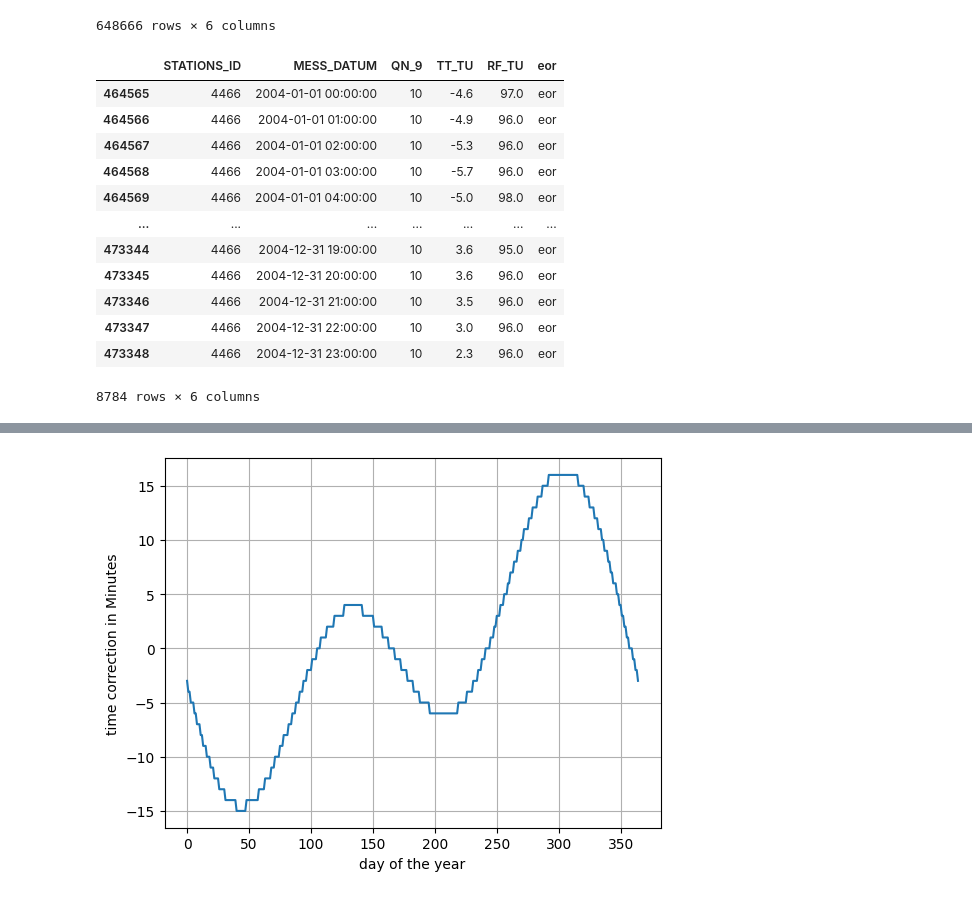
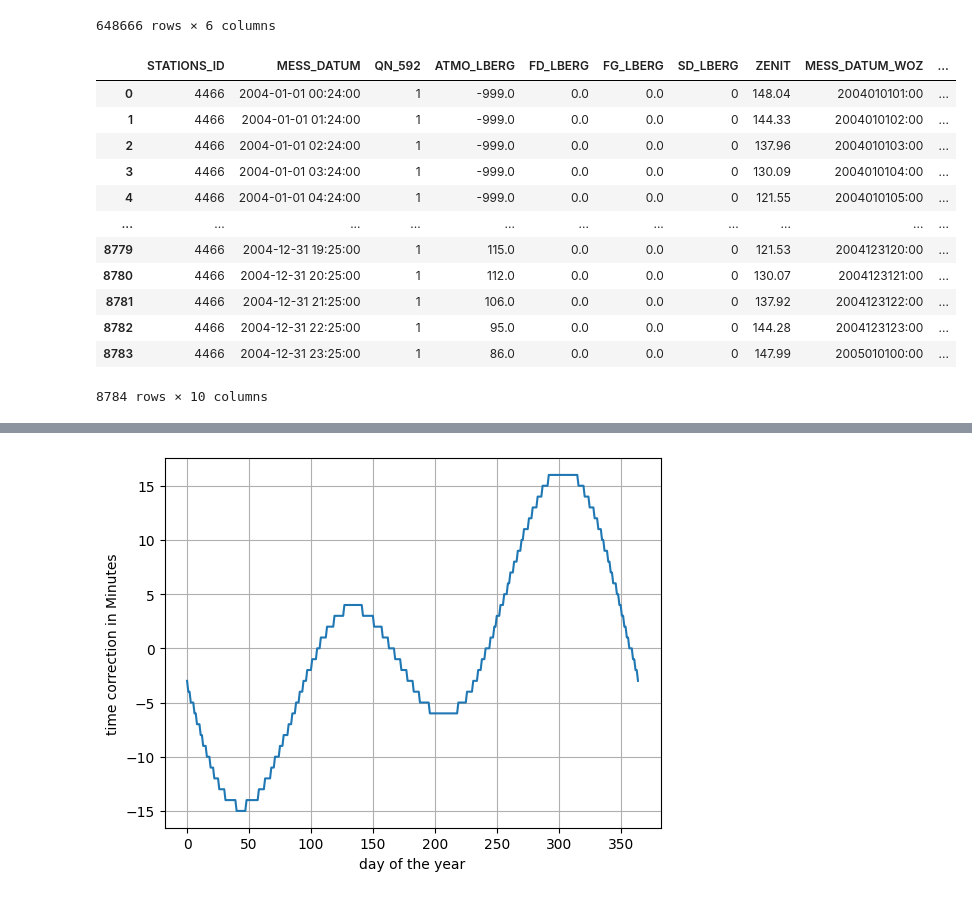
Before and after one commit to CasGross/work_things_at_Kraftwerk, a Jupyter notebook: Wetterzeitreihen/dwd_to_csv_quick.ipynb, the cells around one changed output, grey strips where cells are left out. Drawn from its saved outputs; the diff is of its cells as text; code cells hidden in the pictures.

```diff
--- a/Wetterzeitreihen/dwd_to_csv_quick.ipynb
+++ b/Wetterzeitreihen/dwd_to_csv_quick.ipynb
@@ -68,32 +68,32 @@ df_neu_tamb
 # %%
 # df_neu['MESS_DATUM'] = pd.to_datetime(df_neu['MESS_DATUM'], format='%Y-%m-%d %H:%M') # wird in Zelle oben gemacht
 
 
 start = pd.Timestamp('2004-01-01 00:00')
 ende = pd.Timestamp('2004-12-31 23:50')
 
 # eigentlich ist 2004 richtig, hier wird 2024 verwendet für Proof of concept
 # start = pd.Timestamp('2024-01-01 00:00')
 # ende = pd.Timestamp('2024-12-31 23:50')
 
 
 # Filtere den DataFrame im gewünschten Zeitraum
-df_neu = df_neu[(df_neu['MESS_DATUM'] >= start) & (df_neu['MESS_DATUM'] <= ende)]
-df_neu_tamb = df_neu_tamb[(df_neu_tamb['MESS_DATUM'] >= start) & (df_neu_tamb['MESS_DATUM'] <= ende)]
+df_neu = df_neu[(df_neu['MESS_DATUM'] >= start) & (df_neu['MESS_DATUM'] <= ende)].reset_index(drop=True)
+df_neu_tamb = df_neu_tamb[(df_neu_tamb['MESS_DATUM'] >= start) & (df_neu_tamb['MESS_DATUM'] <= ende)].reset_index(drop=True)
 
 
-df_neu_tamb
+df_neu
 # %% [output]
-|  | STATIONS_ID | MESS_DATUM | QN_9 | TT_TU | RF_TU | eor |
-| 464565 | 4466 | 2004-01-01 00:00:00 | 10 | -4.6 | 97.0 | eor |
-| 464566 | 4466 | 2004-01-01 01:00:00 | 10 | -4.9 | 96.0 | eor |
-| 464567 | 4466 | 2004-01-01 02:00:00 | 10 | -5.3 | 96.0 | eor |
-| 464568 | 4466 | 2004-01-01 03:00:00 | 10 | -5.7 | 96.0 | eor |
-| 464569 | 4466 | 2004-01-01 04:00:00 | 10 | -5.0 | 98.0 | eor |
-| ... | ... | ... | ... | ... | ... | ... |
-| 473344 | 4466 | 2004-12-31 19:00:00 | 10 | 3.6 | 95.0 | eor |
-| 473345 | 4466 | 2004-12-31 20:00:00 | 10 | 3.6 | 96.0 | eor |
-| 473346 | 4466 | 2004-12-31 21:00:00 | 10 | 3.5 | 96.0 | eor |
-| 473347 | 4466 | 2004-12-31 22:00:00 | 10 | 3.0 | 96.0 | eor |
-| 473348 | 4466 | 2004-12-31 23:00:00 | 10 | 2.3 | 96.0 | eor |
+|  | STATIONS_ID | MESS_DATUM | QN_592 | ATMO_LBERG | FD_LBERG | FG_LBERG | SD_LBERG | ZENIT | MESS_DATUM_WOZ | ... |
+| 0 | 4466 | 2004-01-01 00:24:00 | 1 | -999.0 | 0.0 | 0.0 | 0 | 148.04 | 2004010101:00 | ... |
+| 1 | 4466 | 2004-01-01 01:24:00 | 1 | -999.0 | 0.0 | 0.0 | 0 | 144.33 | 2004010102:00 | ... |
+| 2 | 4466 | 2004-01-01 02:24:00 | 1 | -999.0 | 0.0 | 0.0 | 0 | 137.96 | 2004010103:00 | ... |
+| 3 | 4466 | 2004-01-01 03:24:00 | 1 | -999.0 | 0.0 | 0.0 | 0 | 130.09 | 2004010104:00 | ... |
+| 4 | 4466 | 2004-01-01 04:24:00 | 1 | -999.0 | 0.0 | 0.0 | 0 | 121.55 | 2004010105:00 | ... |
+| ... | ... | ... | ... | ... | ... | ... | ... | ... | ... | ... |
+| 8779 | 4466 | 2004-12-31 19:25:00 | 1 | 115.0 | 0.0 | 0.0 | 0 | 121.53 | 2004123120:00 | ... |
+| 8780 | 4466 | 2004-12-31 20:25:00 | 1 | 112.0 | 0.0 | 0.0 | 0 | 130.07 | 2004123121:00 | ... |
+| 8781 | 4466 | 2004-12-31 21:25:00 | 1 | 106.0 | 0.0 | 0.0 | 0 | 137.92 | 2004123122:00 | ... |
+| 8782 | 4466 | 2004-12-31 22:25:00 | 1 | 95.0 | 0.0 | 0.0 | 0 | 144.28 | 2004123123:00 | ... |
+| 8783 | 4466 | 2004-12-31 23:25:00 | 1 | 86.0 | 0.0 | 0.0 | 0 | 147.99 | 2005010100:00 | ... |
-8784 rows × 6 columns
+8784 rows × 10 columns
```
Also changed, not shown: parts of 4 cells of this notebook.
